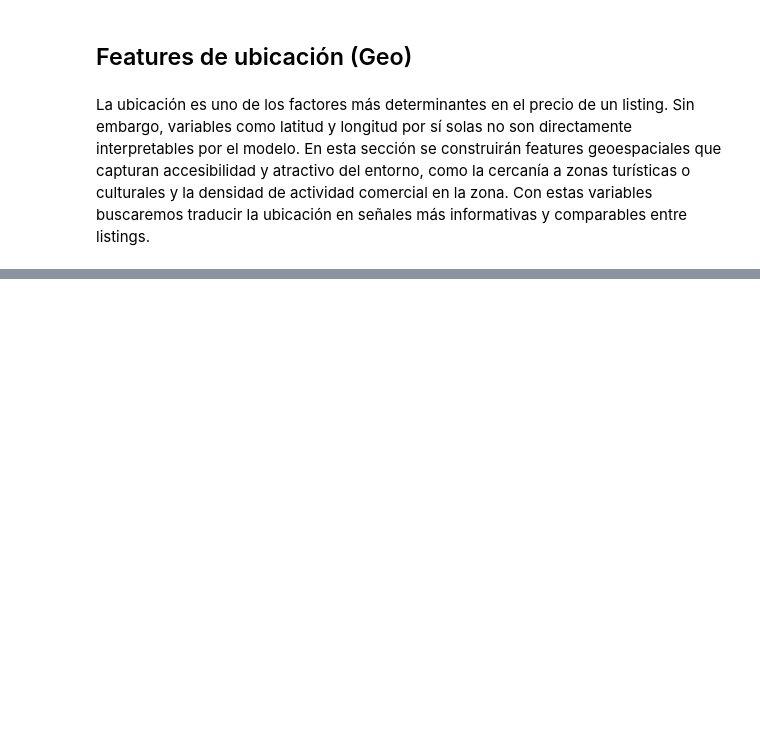
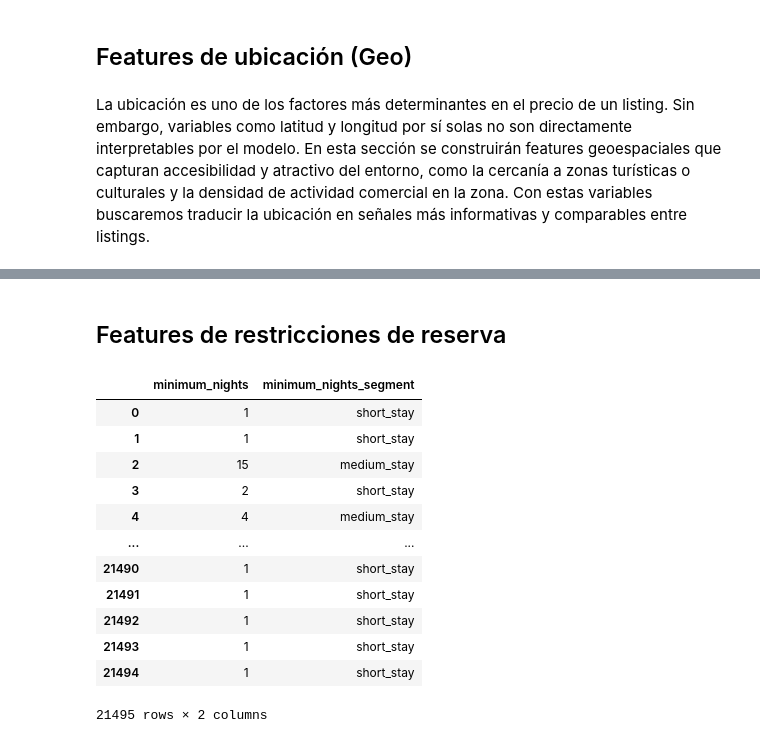
Before and after one commit to josue-rdgzcb/airbnb-price-prediction-cdmx, a Jupyter notebook: notebooks/02_feature_engineering.ipynb, the cells around one changed output, grey strips where cells are left out. Cells and saved outputs as stored; diff of their text form; code cells hidden in the pictures; blank space fills up the shorter version.

```diff
--- a/notebooks/02_feature_engineering.ipynb
+++ b/notebooks/02_feature_engineering.ipynb
@@ -128,0 +178,26 @@ pearson_r         0.294201
+# %% [markdown]
+## Features de restricciones de reserva
+# %%
+# Import the function to add booking restrictions features
+from src.features.booking_restrictions import add_minimum_nights_segment
+
+# Apply the function to df_features to add the new column
+df_features = add_minimum_nights_segment(df_features)
+
+# Display the first rows of booking restrictions features
+booking_restrictions_features = ['minimum_nights', 'minimum_nights_segment']
+df_features[booking_restrictions_features]
+# %% [output]
+|  | minimum_nights | minimum_nights_segment |
+| 0 | 1 | short_stay |
+| 1 | 1 | short_stay |
+| 2 | 15 | medium_stay |
+| 3 | 2 | short_stay |
+| 4 | 4 | medium_stay |
+| ... | ... | ... |
+| 21490 | 1 | short_stay |
+| 21491 | 1 | short_stay |
+| 21492 | 1 | short_stay |
+| 21493 | 1 | short_stay |
+| 21494 | 1 | short_stay |
+21495 rows × 2 columns
```
Also changed, not shown: parts of 17 cells of this notebook.
